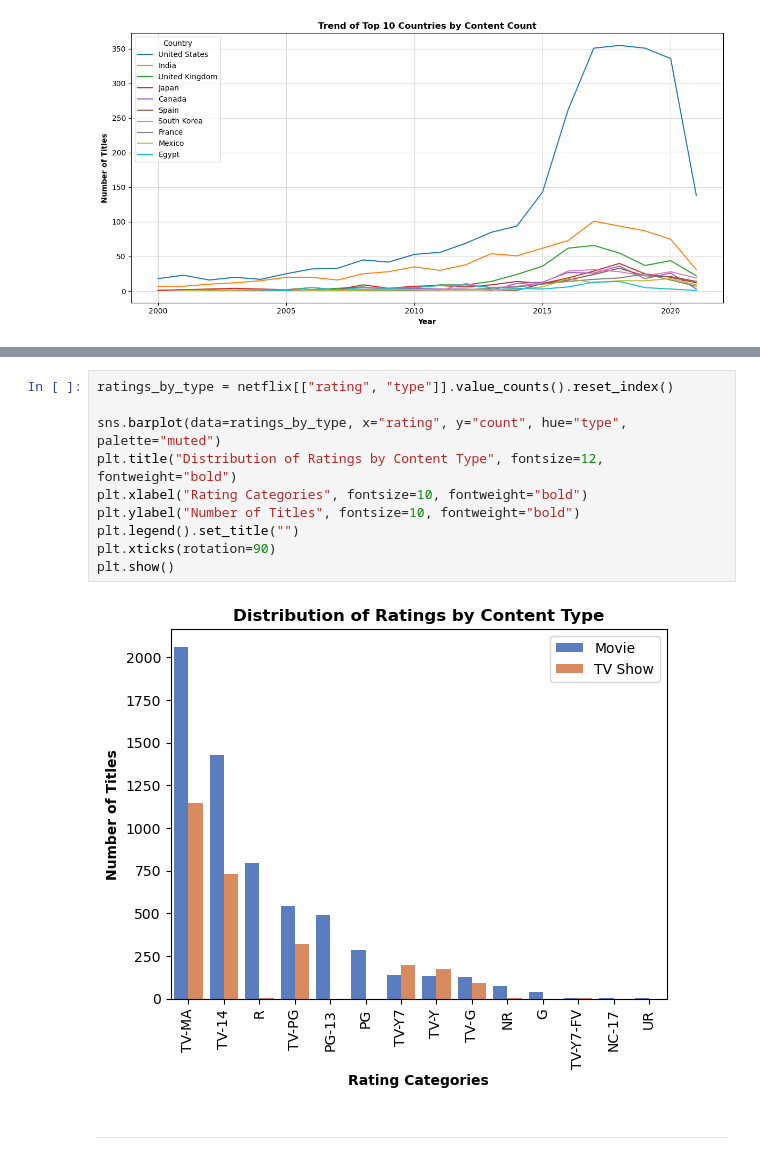
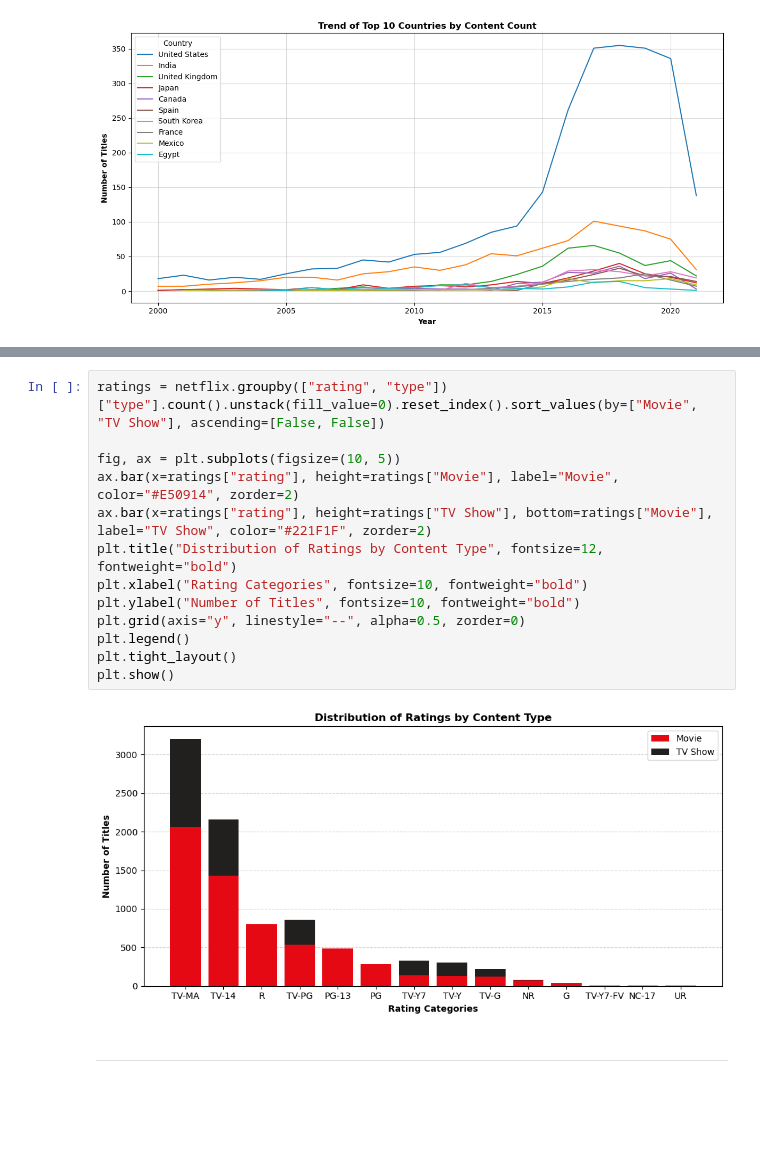
Before and after one commit to berkaygirgin/netflix-data-analysis, a Jupyter notebook: notebook/netflix_analysis.ipynb, the cells around one changed output, grey strips where cells are left out. Cells and saved outputs as stored; diff of their text form; blank space fills up the shorter version.

```diff
--- a/notebook/netflix_analysis.ipynb
+++ b/notebook/netflix_analysis.ipynb
@@ -226,15 +229,18 @@ plt.show()
-# %%
-ratings_by_type = netflix[["rating", "type"]].value_counts().reset_index()
-
-sns.barplot(data=ratings_by_type, x="rating", y="count", hue="type", palette="muted")
-plt.title("Distribution of Ratings by Content Type", fontsize=12, fontweight="bold")
-plt.xlabel("Rating Categories", fontsize=10, fontweight="bold")
-plt.ylabel("Number of Titles", fontsize=10, fontweight="bold")
-plt.legend().set_title("")
-plt.xticks(rotation=90)
-plt.show()
-# %% [output]
-[figure, removed]
+# %%
+ratings = netflix.groupby(["rating", "type"])["type"].count().unstack(fill_value=0).reset_index().sort_values(by=["Movie", "TV Show"], ascending=[False, False])
+
+fig, ax = plt.subplots(figsize=(10, 5))
+ax.bar(x=ratings["rating"], height=ratings["Movie"], label="Movie", color="#E50914", zorder=2)
+ax.bar(x=ratings["rating"], height=ratings["TV Show"], bottom=ratings["Movie"], label="TV Show", color="#221F1F", zorder=2)
+plt.title("Distribution of Ratings by Content Type", fontsize=12, fontweight="bold")
+plt.xlabel("Rating Categories", fontsize=10, fontweight="bold")
+plt.ylabel("Number of Titles", fontsize=10, fontweight="bold")
+plt.grid(axis="y", linestyle="--", alpha=0.5, zorder=0)
+plt.legend()
+plt.tight_layout()
+plt.show()
+# %% [output]
+[figure, added]
 # %% [markdown]
 ___
 # %% [markdown]
```
Also changed, not shown: parts of 6 cells of this notebook.
